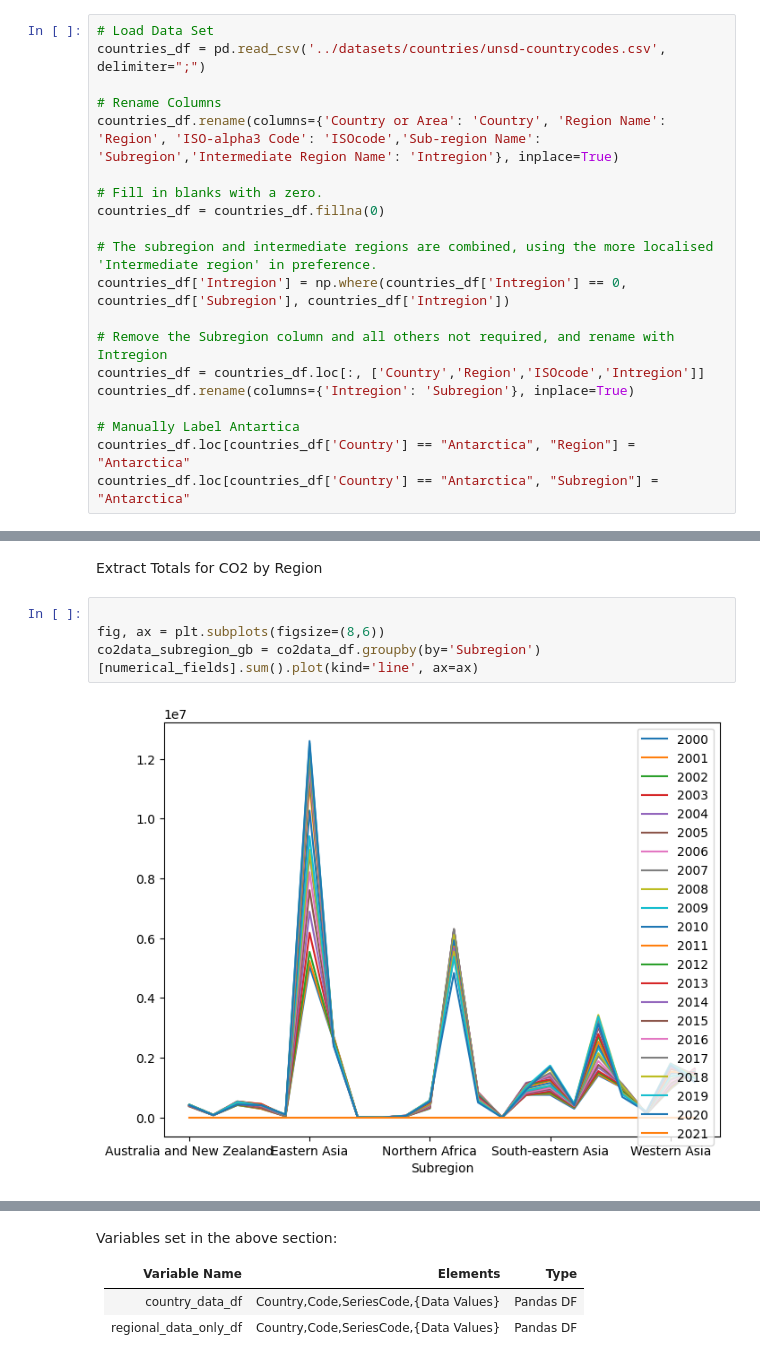
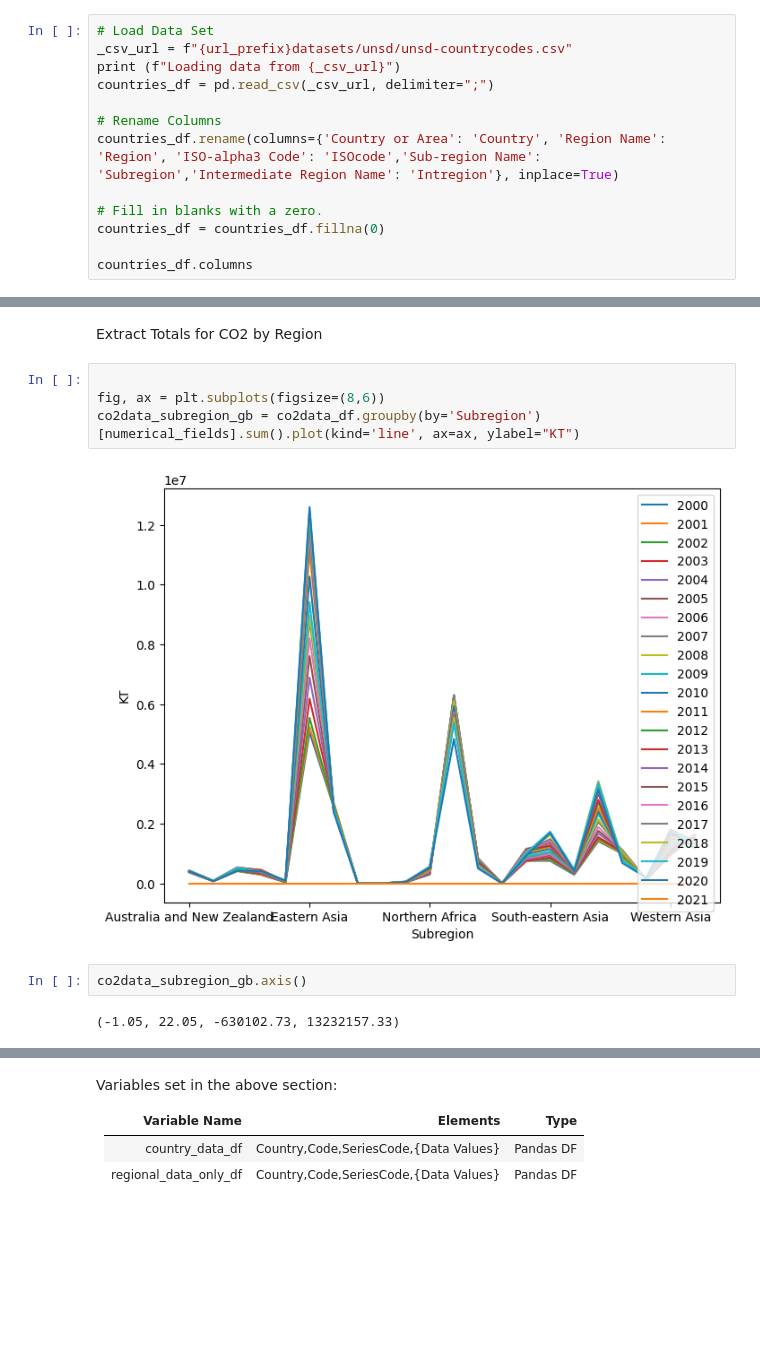
Before and after one commit to daemonchild/cardiffmet-dat4004-data-science-fundamentals, a Jupyter notebook: jupyter-notebook/WorldBankData.ipynb, the cells around one changed output, grey strips where cells are left out. Saved outputs shown, nothing was run; the diff lists cells and outputs as text; blank space fills up the shorter version.

```diff
--- a/jupyter-notebook/WorldBankData.ipynb
+++ b/jupyter-notebook/WorldBankData.ipynb
@@ -124,6 +133,8 @@ https://unstats.un.org/unsd/methodology/m49/overview/
 # %%
 # Load Data Set
-countries_df = pd.read_csv('../datasets/countries/unsd-countrycodes.csv', delimiter=";")
+_csv_url = f"{url_prefix}datasets/unsd/unsd-countrycodes.csv"
+print (f"Loading data from {_csv_url}")
+countries_df = pd.read_csv(_csv_url, delimiter=";")
 
 # Rename Columns
 countries_df.rename(columns={'Country or Area': 'Country', 'Region Name': 'Region', 'ISO-alpha3 Code': 'ISOcode','Sub-region Name': 'Subregion','Intermediate Region Name': 'Intregion'}, inplace=True)
@@ -131,13 +142,4 @@ countries_df.rename(columns={'Country or Area': 'Country', 'Region Name': 'Regio
 # Fill in blanks with a zero.
 countries_df = countries_df.fillna(0)
 
-# The subregion and intermediate regions are combined, using the more localised 'Intermediate region' in preference.
-countries_df['Intregion'] = np.where(countries_df['Intregion'] == 0, countries_df['Subregion'], countries_df['Intregion'])
-
-# Remove the Subregion column and all others not required, and rename with Intregion
-countries_df = countries_df.loc[:, ['Country','Region','ISOcode','Intregion']]
-countries_df.rename(columns={'Intregion': 'Subregion'}, inplace=True)
-
-# Manually Label Antartica
-countries_df.loc[countries_df['Country'] == "Antarctica", "Region"] = "Antarctica"
-countries_df.loc[countries_df['Country'] == "Antarctica", "Subregion"] = "Antarctica"
+countries_df.columns
@@ -607,9 +648,13 @@ Extract Totals for CO2 by Region
 # %%
 
 fig, ax = plt.subplots(figsize=(8,6))
-co2data_subregion_gb = co2data_df.groupby(by='Subregion')[numerical_fields].sum().plot(kind='line', ax=ax)
+co2data_subregion_gb = co2data_df.groupby(by='Subregion')[numerical_fields].sum().plot(kind='line', ax=ax, ylabel="KT")
 # %% [output]
-[figure, old version]
+[figure, new version]
+# %%
+co2data_subregion_gb.axis()
+# %% [output]
+(-1.05, 22.05, -630102.73, 13232157.33)
 # %%
 # Plot this
 
```
Also changed, not shown: parts of 15 cells of this notebook, 20 other files.
